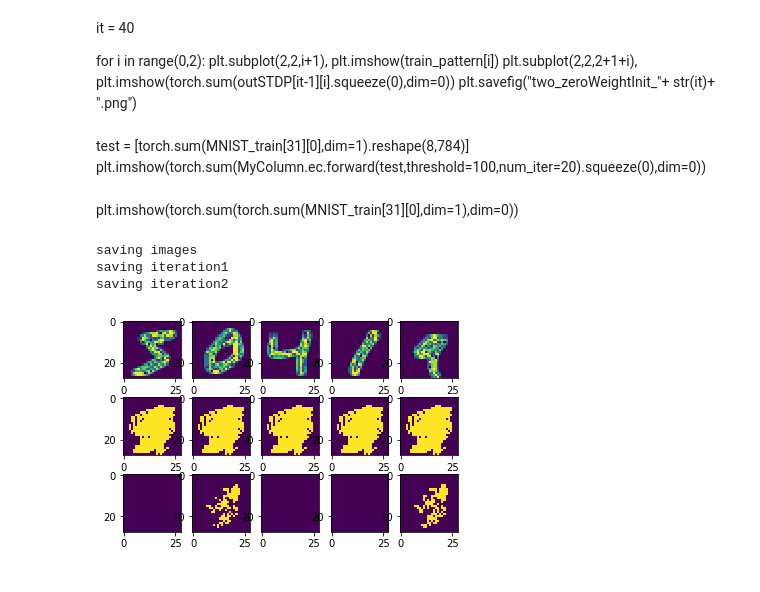
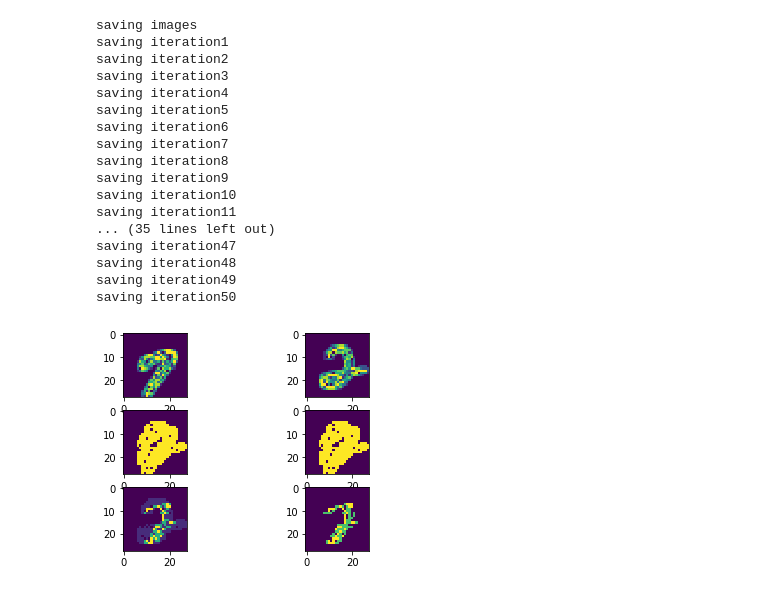
Before and after one commit to neilashm/SpykeTorch, a Jupyter notebook: lab1/SpikingHopfieldNet.ipynb, the cells around one changed output. Drawn from its saved outputs; the diff is of its cells as text; code cells hidden in the pictures.

```diff
--- a/lab1/SpikingHopfieldNet.ipynb
+++ b/lab1/SpikingHopfieldNet.ipynb
@@ -101,3 +81,15 @@ noSTDPcolumn.ec.train_weights(train_pattern)
+# %%
+#set up pure hebbian no STDP and STDP columns
+
+MyColumn=Column()
+train_pattern = []
+for i in range(15,17):
+    train_pattern.append(torch.sum(torch.sum(MNIST_train[i][0],dim=0),dim=0))
+
+MyColumn.ec.train_weights(train_pattern)
+
+noSTDPcolumn = Column()
+noSTDPcolumn.ec.train_weights(train_pattern)
 # %%
 plt.figure(figsize=(6, 5))
 w_mat = plt.imshow(MyColumn.ec.W, cmap=cm.coolwarm)
@@ -121,14 +103,16 @@ for i in range(100):
 # %%
+#train pure hebbian no STDP and STDP columns
 outSTDP=[]
 out = []
-for i in range(0,5):
+for i in range(15,17):
     testPattern = []
     testPattern.append(torch.sum(MNIST_train[i][0],dim=1).reshape(8,784).clone())
     out.append(noSTDPcolumn.ec.forward(testPattern,threshold=100,num_iter=20, noSTDP=True).clone())
 
-for j in range(0,200):
+for j in range(0,50):
     array = []
-    for i in range(0,5):
+    print("at step", j)
+    for i in range(15,17):
         testPattern = []
         testPattern.append(torch.sum(MNIST_train[i][0],dim=1).reshape(8,784).clone())
         array.append(MyColumn.ec.forward(testPattern,threshold=100,num_iter=20).clone())
@@ -154,26 +134,29 @@ took7 iterations
-# %% [markdown]
-it = 40
-
-for i in range(0,2):
-    plt.subplot(2,2,i+1), plt.imshow(train_pattern[i])
-    plt.subplot(2,2,2+1+i), plt.imshow(torch.sum(outSTDP[it-1][i].squeeze(0),dim=0))
-plt.savefig("two_zeroWeightInit_"+ str(it)+ ".png")
-# %% [markdown]
-test = [torch.sum(MNIST_train[31][0],dim=1).reshape(8,784)]
-plt.imshow(torch.sum(MyColumn.ec.forward(test,threshold=100,num_iter=20).squeeze(0),dim=0))
-# %% [markdown]
-plt.imshow(torch.sum(torch.sum(MNIST_train[31][0],dim=1),dim=0))
 # %%
+#save figures
 print("saving images")
-for it in range(1,201):
+for it in range(1,51):
     print("saving iteration ", it)
-    for i in range(0,5):
-        plt.subplot(3,5,i+1), plt.imshow(train_pattern[i])
-        plt.subplot(3,5,5+1+i), plt.imshow(torch.sum(out[i].squeeze(0),dim=0))
-        plt.subplot(3,5,10+1+i), plt.imshow(torch.sum(outSTDP[it-1][i].squeeze(0),dim=0))
-    plt.savefig("iteration"+ str(it)+".png")
+    for i in range(0,2):
+        plt.subplot(3,2,i+1), plt.imshow(train_pattern[i])
+        plt.subplot(3,2,2+1+i), plt.imshow(torch.sum(out[i].squeeze(0),dim=0))
+        plt.subplot(3,2,4+1+i), plt.imshow(torch.sum(outSTDP[it-1][i].squeeze(0),dim=0))
+    plt.savefig("iterationThree"+ str(it)+".png")
 # %% [output]
 saving images
 saving iteration1
 saving iteration2
+saving iteration3
+saving iteration4
+saving iteration5
+saving iteration6
+saving iteration7
+saving iteration8
+saving iteration9
+saving iteration10
+saving iteration11
+... (35 lines left out)
+saving iteration47
+saving iteration48
+saving iteration49
+saving iteration50
-[figure, old version]
+[figure, new version]
```
Also changed, not shown: parts of 23 cells of this notebook, 1 other file.
